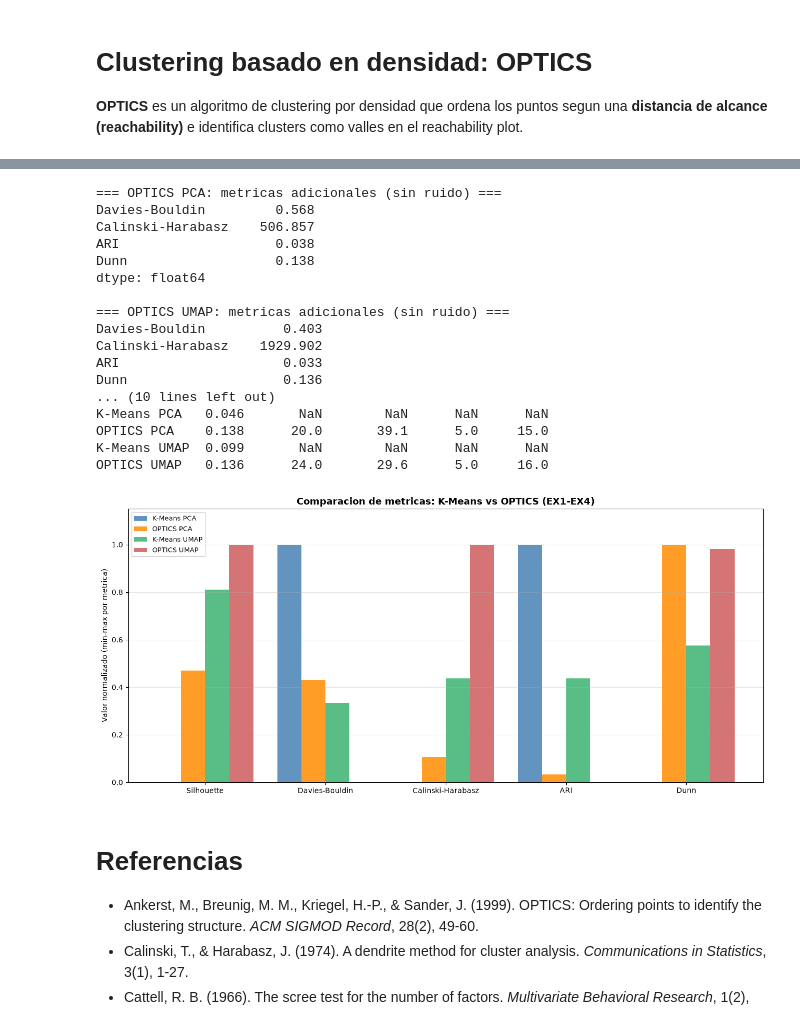
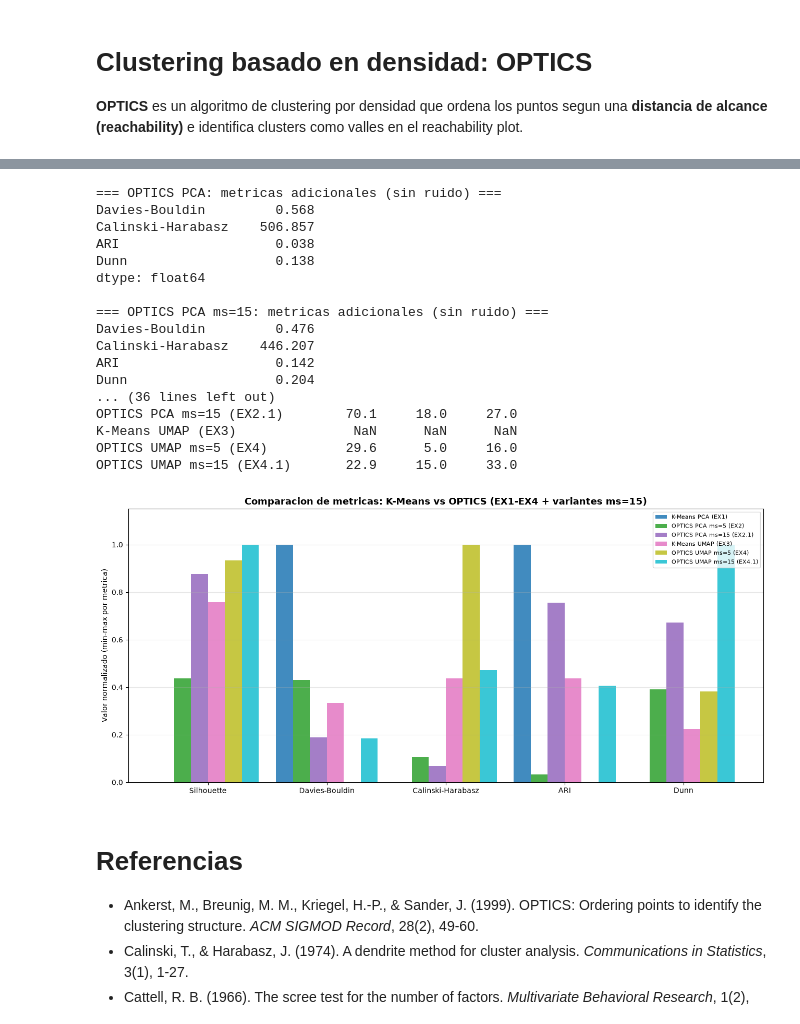
Before and after one commit to felipec03/proyecto-add, a Jupyter notebook: proyecto-add-1-2026_ejecutado.ipynb, the cells around one changed output, grey strips where cells are left out. Saved outputs shown, nothing was run; the diff lists cells and outputs as text; code cells hidden in the pictures.

```diff
--- a/proyecto-add-1-2026_ejecutado.ipynb
+++ b/proyecto-add-1-2026_ejecutado.ipynb
@@ -964,10 +965,10 @@ def plot_clusters(X, labels, titulo, filename):
     plt.savefig(filename, dpi=150)
     plt.show()
 # %%
-optics_pca, labels_pca, resumen_pca = run_optics(X_pca_2d, 'PCA')
+optics_pca, labels_pca, resumen_pca = run_optics(X_pca_2d, 'EX2 (PCA)', min_samples=5)
 plot_clusters(
     X_pca_2d, labels_pca,
-    f'OPTICS sobre PCA (PC1 {varianza_individual[0]*100:.1f}%, PC2 {varianza_individual[1]*100:.1f}%)',
+    f'EX2: OPTICS sobre PCA, min_samples=5 (PC1 {varianza_individual[0]*100:.1f}%, PC2 {varianza_individual[1]*100:.1f}%)',
     'plots/4_mineria/optics_pca.png'
 )
 # %% [output]
@@ -981,11 +997,12 @@ plot_clusters(
 # %%
 if umap_ok:
-    optics_umap, labels_umap, resumen_umap = run_optics(X_umap, 'UMAP')
+    optics_umap, labels_umap, resumen_umap = run_optics(X_umap, 'EX4 (UMAP)', min_samples=5)
     plot_clusters(
         X_umap, labels_umap,
-        'OPTICS sobre UMAP (n_neighbors=15, min_dist=0.1)',
+        'EX4: OPTICS sobre UMAP, min_samples=5 (n_neighbors=15, min_dist=0.1)',
         'plots/4_mineria/optics_umap.png'
     )
 else:
+    optics_umap = labels_umap = resumen_umap = None
     print('UMAP no disponible.')
 # %% [output]
@@ -998,0 +1016,11 @@ else:
+# %%
+if umap_ok:
+    optics_umap2, labels_umap2, resumen_umap2 = run_optics(X_umap, 'EX4.1 (UMAP)', min_samples=15)
+    plot_clusters(
+        X_umap, labels_umap2,
+        'EX4.1: OPTICS sobre UMAP, min_samples=15 (n_neighbors=15, min_dist=0.1)',
+        'plots/4_mineria/optics_umap_ms15.png'
+    )
+else:
+    optics_umap2 = labels_umap2 = resumen_umap2 = None
+    print('UMAP no disponible.')
@@ -1068,66 +1129,76 @@ def extra_metrics(X, labels, y_true):
     return res
 
 m_optics_pca = extra_metrics(X_pca_2d, labels_pca, y)
+m_optics_pca2 = extra_metrics(X_pca_2d, labels_pca2, y)
 print('=== OPTICS PCA: metricas adicionales (sin ruido) ===')
 print(pd.Series(m_optics_pca).round(3))
+print('\n=== OPTICS PCA ms=15: metricas adicionales (sin ruido) ===')
+print(pd.Series(m_optics_pca2).round(3))
 
 filas_comp = {
-    'K-Means PCA': grid_pca.loc[k_opt_pca].to_dict(),
-    'OPTICS PCA': {**resumen_pca, **m_optics_pca},
+    'K-Means PCA (EX1)': grid_pca.loc[k_opt_pca].to_dict(),
+    'OPTICS PCA ms=5 (EX2)': {**resumen_pca, **m_optics_pca},
+    'OPTICS PCA ms=15 (EX2.1)': {**resumen_pca2, **m_optics_pca2},
 }
 if umap_ok:
     m_optics_umap = extra_metrics(X_umap, labels_umap, y)
+    m_optics_umap2 = extra_metrics(X_umap, labels_umap2, y)
     print('\n=== OPTICS UMAP: metricas adicionales (sin ruido) ===')
     print(pd.Series(m_optics_umap).round(3))
-    filas_comp['K-Means UMAP'] = grid_umap.loc[k_opt_umap].to_dict()
-    filas_comp['OPTICS UMAP'] = {**resumen_umap, **m_optics_umap}
+    print('\n=== OPTICS UMAP ms=15: metricas adicionales (sin ruido) ===')
+    print(pd.Series(m_optics_umap2).round(3))
+    filas_comp['K-Means UMAP (EX3)'] = grid_umap.loc[k_opt_umap].to_dict()
+    filas_comp['OPTICS UMAP ms=5 (EX4)'] = {**resumen_umap, **m_optics_umap}
+    filas_comp['OPTICS UMAP ms=15 (EX4.1)'] = {**resumen_umap2, **m_optics_umap2}
 
 df_comp = pd.DataFrame(filas_comp).T
-print('\n=== COMPARACION FINAL: K-Means vs OPTICS (PCA vs UMAP) ===')
+print('\n=== COMPARACION FINAL: K-Means vs OPTICS (EX1-EX4 + variantes ms=15) ===')
 print(df_comp.round(3))
 
 metricas_grafico = ['Silhouette', 'Davies-Bouldin', 'Calinski-Harabasz', 'ARI', 'Dunn']
+modelos = list(filas_comp.keys())
+n_mod = len(modelos)
 fig, ax = plt.subplots(figsize=(13, 6))
 x = np.arange(len(metricas_grafico))
-width = 0.2
-colores = ['steelblue', 'darkorange', 'mediumseagreen', 'indianred']
-valores_brutos = {m: [filas_comp[mod].get(m, np.nan) for mod in filas_comp] for m in metricas_grafico}
-for i, modelo in enumerate(filas_comp):
+width = 1 / (n_mod + 1)
+colores = plt.cm.tab10(np.linspace(0, 1, n_mod))
+valores_brutos = {m: [filas_comp[mod].get(m, np.nan) for mod in modelos] for m in metricas_grafico}
+for i, modelo in enumerate(modelos):
     vals = []
     for m in metricas_grafico:
         v = valores_brutos[m][i]
         rng = np.nanmax(valores_brutos[m]) - np.nanmin(valores_brutos[m])
         vals.append((v - np.nanmin(valores_brutos[m])) / rng if rng > 0 and np.isfinite(v) else np.nan)
-    ax.bar(x + (i - 1.5) * width, vals, width, label=modelo, color=colores[i], alpha=0.85)
+    ax.bar(x + (i - (n_mod - 1) / 2) * width, vals, width, label=modelo, color=colores[i], alpha=0.85)
 ax.set_xticks(x)
 ax.set_xticklabels(metricas_grafico)
 ax.set_ylim(0, 1.15)
 ax.set_ylabel('Valor normalizado (min-max por metrica)')
-ax.set_title('Comparacion de metricas: K-Means vs OPTICS (EX1-EX4)', fontsize=13, fontweight='bold')
-ax.legend(fontsize=9)
+ax.set_title('Comparacion de metricas: K-Means vs OPTICS (EX1-EX4 + variantes ms=15)', fontsize=13, fontweight='bold')
+ax.legend(fontsize=8)
 ax.grid(axis='y', alpha=0.3)
 plt.tight_layout()
 plt.savefig('plots/5_evaluacion/clustering_metrics.png', dpi=150)
 plt.show()
 # %% [output]
 === OPTICS PCA: metricas adicionales (sin ruido) ===
 Davies-Bouldin         0.568
 Calinski-Harabasz    506.857
 ARI                    0.038
 Dunn                   0.138
 dtype: float64
 
-=== OPTICS UMAP: metricas adicionales (sin ruido) ===
-Davies-Bouldin          0.403
-Calinski-Harabasz    1929.902
-ARI                     0.033
-Dunn                    0.136
-... (10 lines left out)
-K-Means PCA   0.046       NaN        NaN      NaN      NaN
-OPTICS PCA    0.138      20.0       39.1      5.0     15.0
-K-Means UMAP  0.099       NaN        NaN      NaN      NaN
-OPTICS UMAP   0.136      24.0       29.6      5.0     16.0
+=== OPTICS PCA ms=15: metricas adicionales (sin ruido) ===
+Davies-Bouldin         0.476
+Calinski-Harabasz    446.207
+ARI                    0.142
+Dunn                   0.204
+... (36 lines left out)
+OPTICS PCA ms=15 (EX2.1)        70.1     18.0     27.0
+K-Means UMAP (EX3)               NaN      NaN      NaN
+OPTICS UMAP ms=5 (EX4)          29.6      5.0     16.0
+OPTICS UMAP ms=15 (EX4.1)       22.9     15.0     33.0
-[figure, old version]
+[figure, new version]
 # %% [markdown]
 # Referencias
 
```
Also changed, not shown: parts of 12 cells of this notebook, 9 other files.
